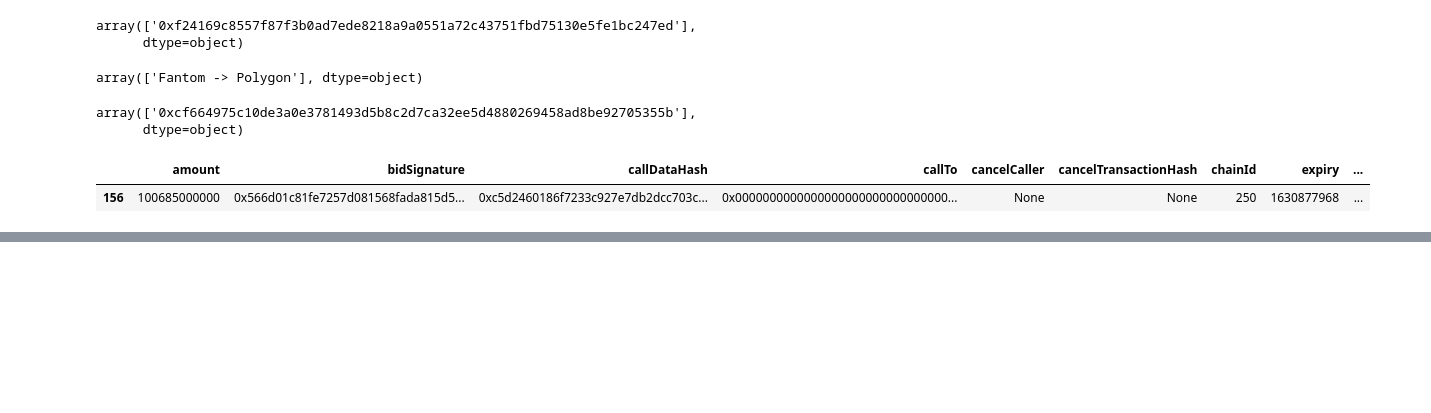
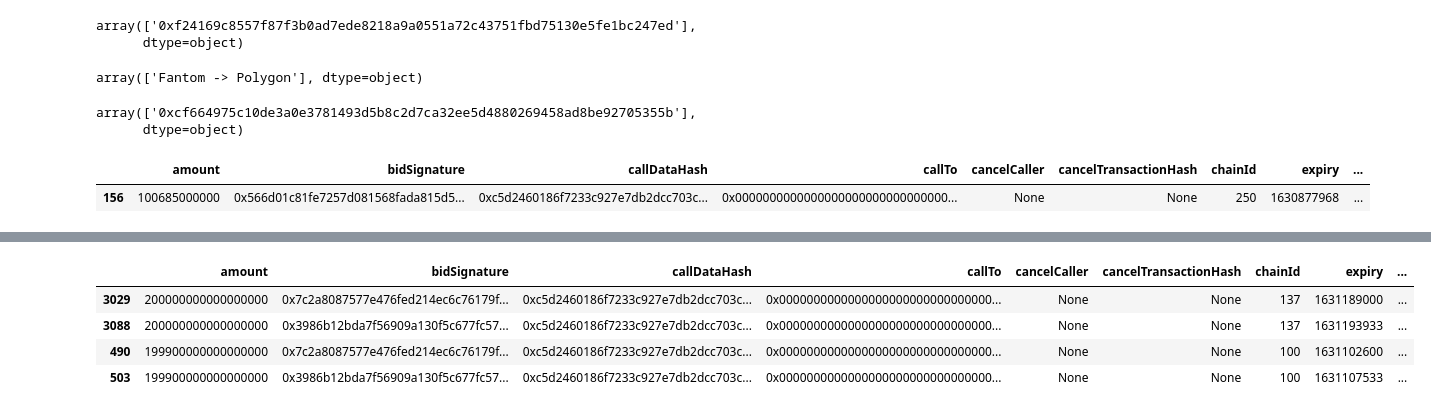
Before and after one commit to enzotavares/lifi-analytics-backend, a Jupyter notebook: subgraph_analysis.ipynb, the cells around one changed output, grey strips where cells are left out. Saved outputs shown, nothing was run; the diff lists cells and outputs as text; code cells hidden in the pictures; blank space fills up the shorter version.

```diff
--- a/subgraph_analysis.ipynb
+++ b/subgraph_analysis.ipynb
@@ -497,0 +670,2 @@ one_sided_txns[one_sided_txns.dollar_amount==100685.0]
+# %%
+two_sided_txns["formatted_date"] = two_sided_txns["preparedTimestamp"].apply(lambda x: pd.to_datetime(x,unit="s"))
@@ -497,0 +707,8 @@ one_sided_txns[one_sided_txns.dollar_amount==100685.0]
+# %%
+two_sided_txns[two_sided_txns.receivingAddress=="0x4752a32843b661FEDC525C979Aaa01Fa54d31366".lower()]
+# %% [output]
+|  | amount | bidSignature | callDataHash | callTo | cancelCaller | cancelTransactionHash | chainId | expiry | ... |
+| 3029 | 200000000000000000 | 0x7c2a8087577e476fed214ec6c76179f... | 0xc5d2460186f7233c927e7db2dcc703c... | 0x0000000000000000000000000000000... | None | None | 137 | 1631189000 | ... |
+| 3088 | 200000000000000000 | 0x3986b12bda7f56909a130f5c677fc57... | 0xc5d2460186f7233c927e7db2dcc703c... | 0x0000000000000000000000000000000... | None | None | 137 | 1631193933 | ... |
+| 490 | 199900000000000000 | 0x7c2a8087577e476fed214ec6c76179f... | 0xc5d2460186f7233c927e7db2dcc703c... | 0x0000000000000000000000000000000... | None | None | 100 | 1631102600 | ... |
+| 503 | 199900000000000000 | 0x3986b12bda7f56909a130f5c677fc57... | 0xc5d2460186f7233c927e7db2dcc703c... | 0x0000000000000000000000000000000... | None | None | 100 | 1631107533 | ... |
```
Also changed, not shown: parts of 60 cells of this notebook.
